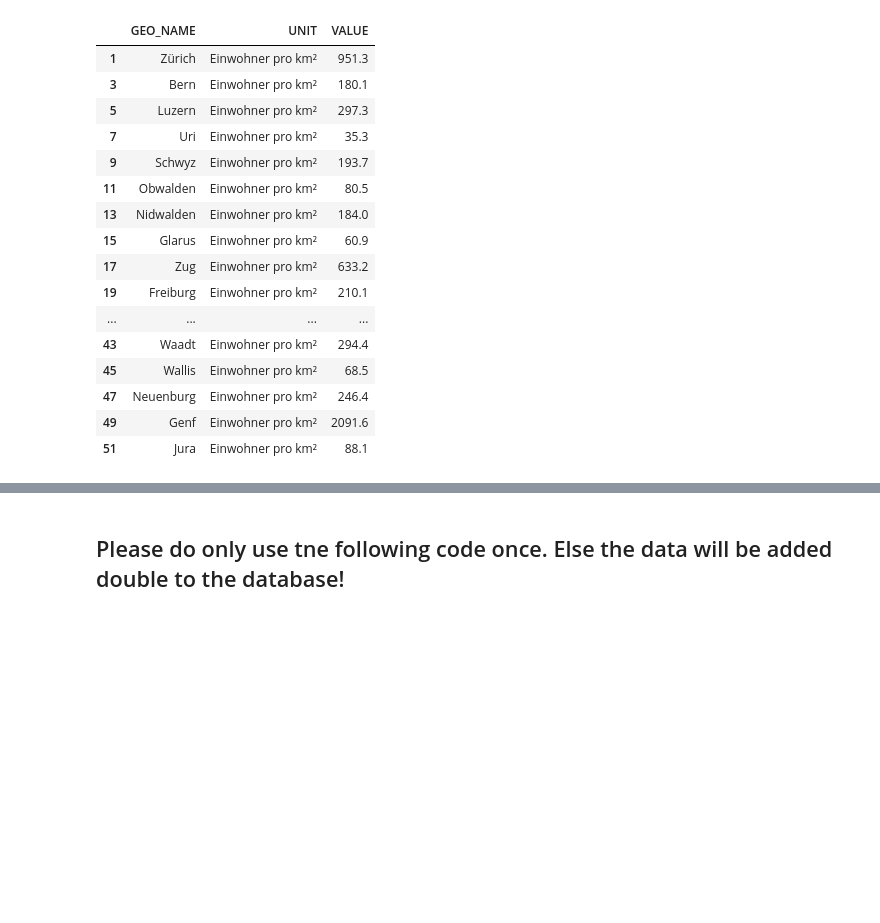
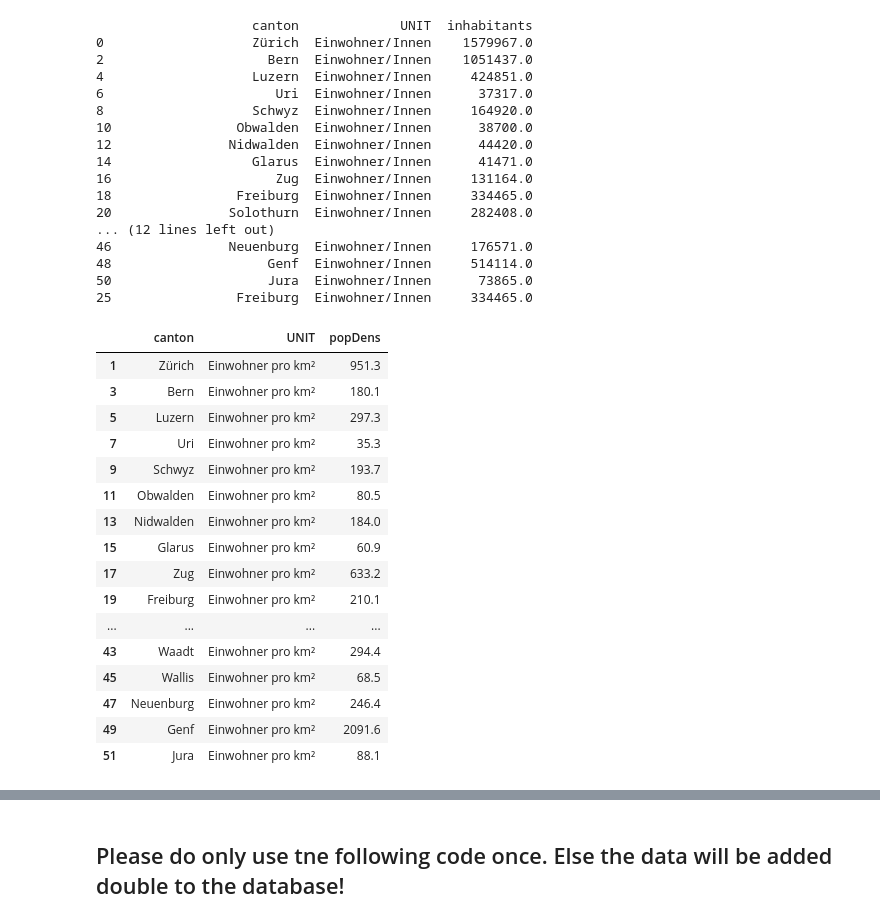
Before and after one commit to matissch/analytics_project, a Jupyter notebook: join_geodata_with_cantons.ipynb, the cells around one changed output, grey strips where cells are left out. Drawn from its saved outputs; the diff is of its cells as text; code cells hidden in the pictures; blank space fills up the shorter version.

```diff
--- a/join_geodata_with_cantons.ipynb
+++ b/join_geodata_with_cantons.ipynb
@@ -141,17 +141,41 @@ print(unmatched_chargers)
 7296     CHE  47.656004  9.168713  POINT (9.16871 47.65600)
 # %%
 df = get_pop_dens()
+
+df_inhabitant = df[['GEO_NAME', 'UNIT', 'VALUE']]
+df_inhabitant = df_inhabitant[df_inhabitant['UNIT'] == "Einwohner/Innen"]
 df_popDens = df[['GEO_NAME', 'UNIT', 'VALUE']]
 df_popDens = df_popDens[df_popDens['UNIT'] != "Einwohner/Innen"]
 
 
 #result_df = pd.merge(df_clean, df_popDens, left_on='canton_standart', right_on='GEO_NAME', how='left')
 
 #adding Freiburg, bc is was missing
+df_inhabitant.loc[25] = ('Freiburg','Einwohner/Innen', 334465)
+df_inhabitant.rename(columns={'VALUE':'inhabitants', 'GEO_NAME': 'canton'}, inplace=True)
 df_popDens.loc[25] = ('Freiburg','Einwohner pro km²',1543)
+df_popDens.rename(columns={'VALUE':'popDens', 'GEO_NAME': 'canton'}, inplace=True)
+print(df_inhabitant)
 df_popDens
 # %% [output]
+                    canton             UNIT  inhabitants
+0                   Zürich  Einwohner/Innen    1579967.0
+2                     Bern  Einwohner/Innen    1051437.0
+4                   Luzern  Einwohner/Innen     424851.0
+6                      Uri  Einwohner/Innen      37317.0
+8                   Schwyz  Einwohner/Innen     164920.0
+10                Obwalden  Einwohner/Innen      38700.0
+12               Nidwalden  Einwohner/Innen      44420.0
+14                  Glarus  Einwohner/Innen      41471.0
+16                     Zug  Einwohner/Innen     131164.0
+18                Freiburg  Einwohner/Innen     334465.0
+20               Solothurn  Einwohner/Innen     282408.0
+... (12 lines left out)
+46               Neuenburg  Einwohner/Innen     176571.0
+48                    Genf  Einwohner/Innen     514114.0
+50                    Jura  Einwohner/Innen      73865.0
+25                Freiburg  Einwohner/Innen     334465.0
-|  | GEO_NAME | UNIT | VALUE |
+|  | canton | UNIT | popDens |
 | 1 | Zürich | Einwohner pro km² | 951.3 |
 | 3 | Bern | Einwohner pro km² | 180.1 |
 | 5 | Luzern | Einwohner pro km² | 297.3 |
```
Also changed, not shown: parts of 5 cells of this notebook, 1 other file.
